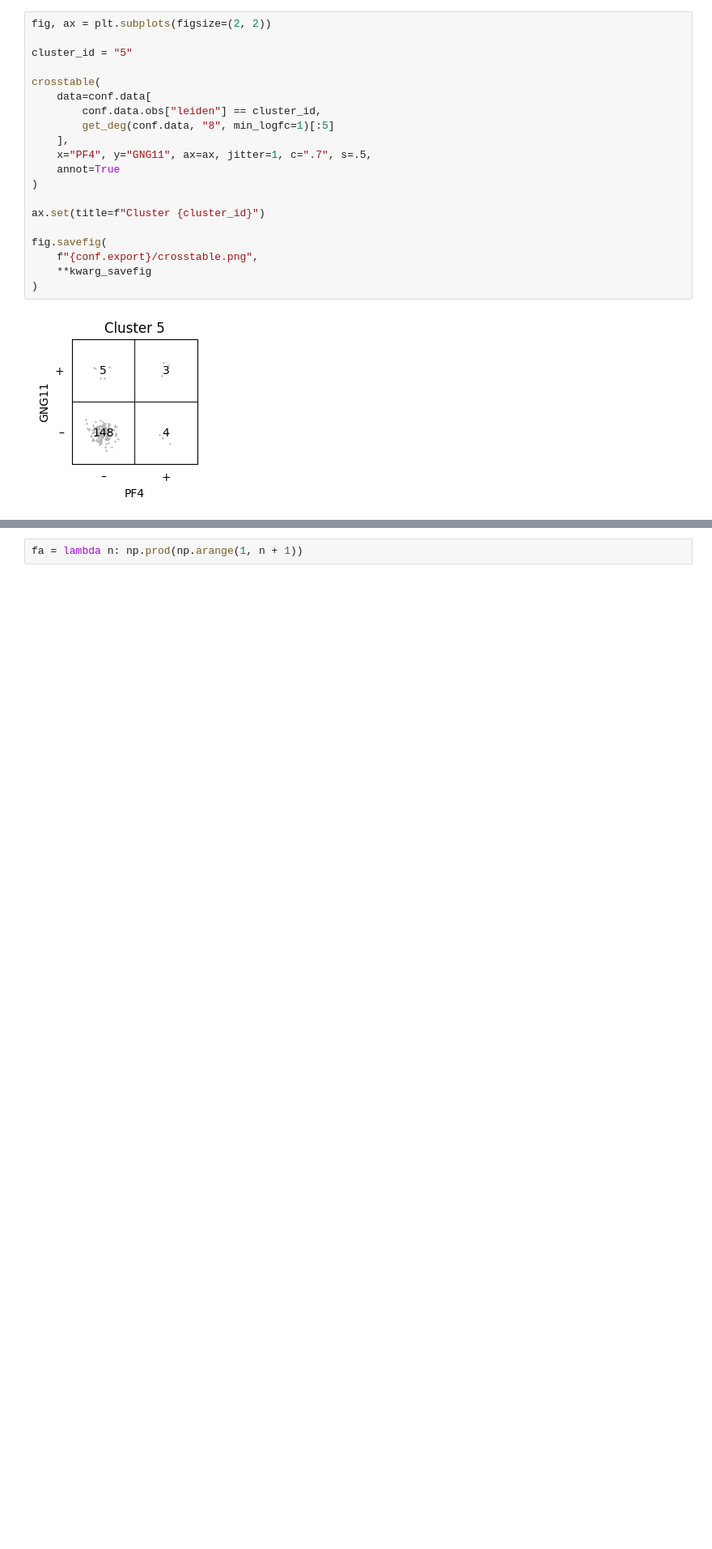
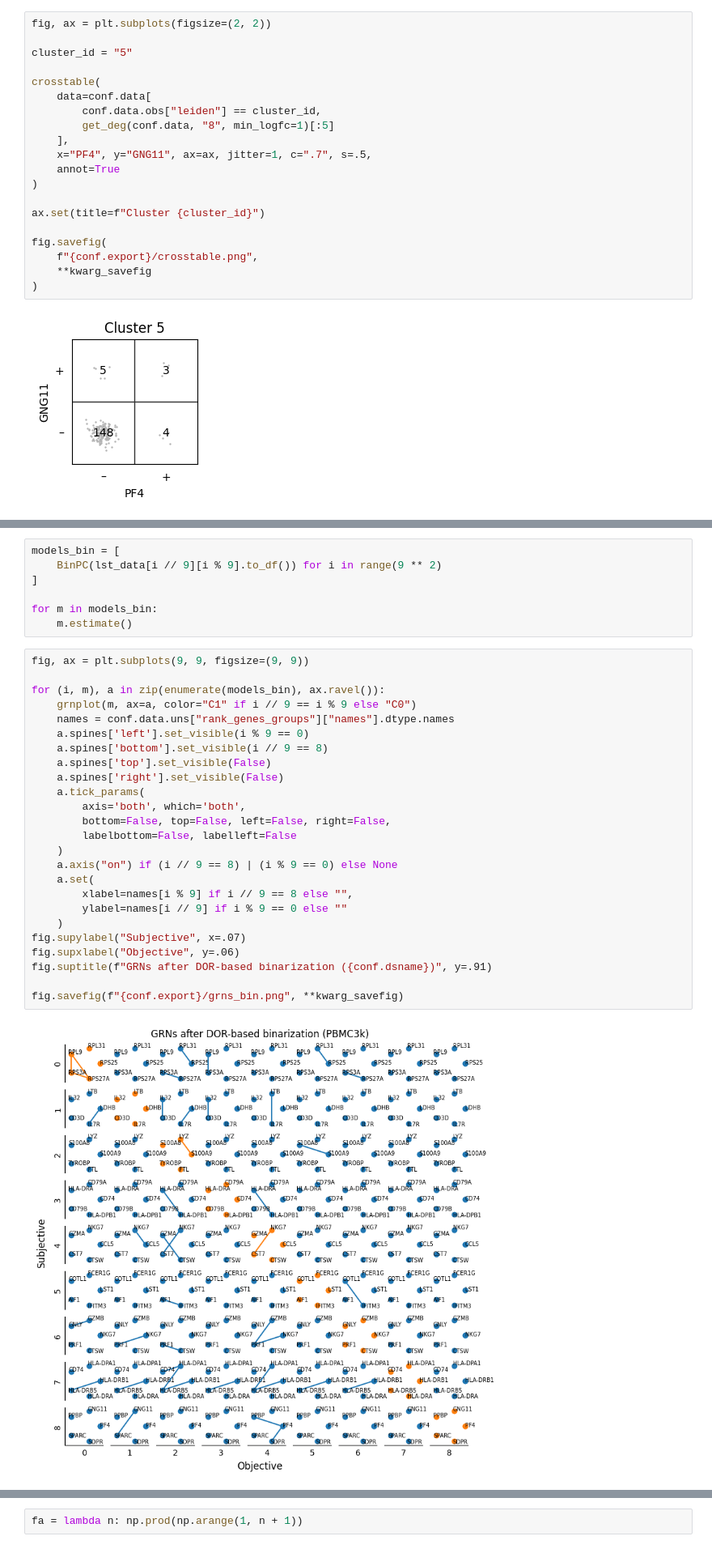
Before and after one commit to yo-aka-gene/grnet, a Jupyter notebook: docs/notebooks/pbmc3k_viz.ipynb, the cells around one changed output, grey strips where cells are left out. Shown at 81% size. Cells and saved outputs as stored; diff of their text form; blank space fills up the shorter version.

```diff
--- a/docs/notebooks/pbmc3k_viz.ipynb
+++ b/docs/notebooks/pbmc3k_viz.ipynb
@@ -891,0 +908,34 @@ fig.savefig(
+# %%
+models_bin = [
+    BinPC(lst_data[i // 9][i % 9].to_df()) for i in range(9 ** 2)
+]
+
+for m in models_bin:
+    m.estimate()
+# %%
+fig, ax = plt.subplots(9, 9, figsize=(9, 9))
+
+for (i, m), a in zip(enumerate(models_bin), ax.ravel()):
+    grnplot(m, ax=a, color="C1" if i // 9 == i % 9 else "C0")
+    names = conf.data.uns["rank_genes_groups"]["names"].dtype.names
+    a.spines['left'].set_visible(i % 9 == 0)
+    a.spines['bottom'].set_visible(i // 9 == 8)
+    a.spines['top'].set_visible(False)
+    a.spines['right'].set_visible(False)
+    a.tick_params(
+        axis='both', which='both',
+        bottom=False, top=False, left=False, right=False,
+        labelbottom=False, labelleft=False
+    )
+    a.axis("on") if (i // 9 == 8) | (i % 9 == 0) else None
+    a.set(
+        xlabel=names[i % 9] if i // 9 == 8 else "",
+        ylabel=names[i // 9] if i % 9 == 0 else ""
+    )
+fig.supylabel("Subjective", x=.07)
+fig.supxlabel("Objective", y=.06)
+fig.suptitle(f"GRNs after DOR-based binarization ({conf.dsname})", y=.91)
+
+fig.savefig(f"{conf.export}/grns_bin.png", **kwarg_savefig)
+# %% [output]
+[figure, added]
```
Also changed, not shown: parts of 6 cells of this notebook, 3 other files.
